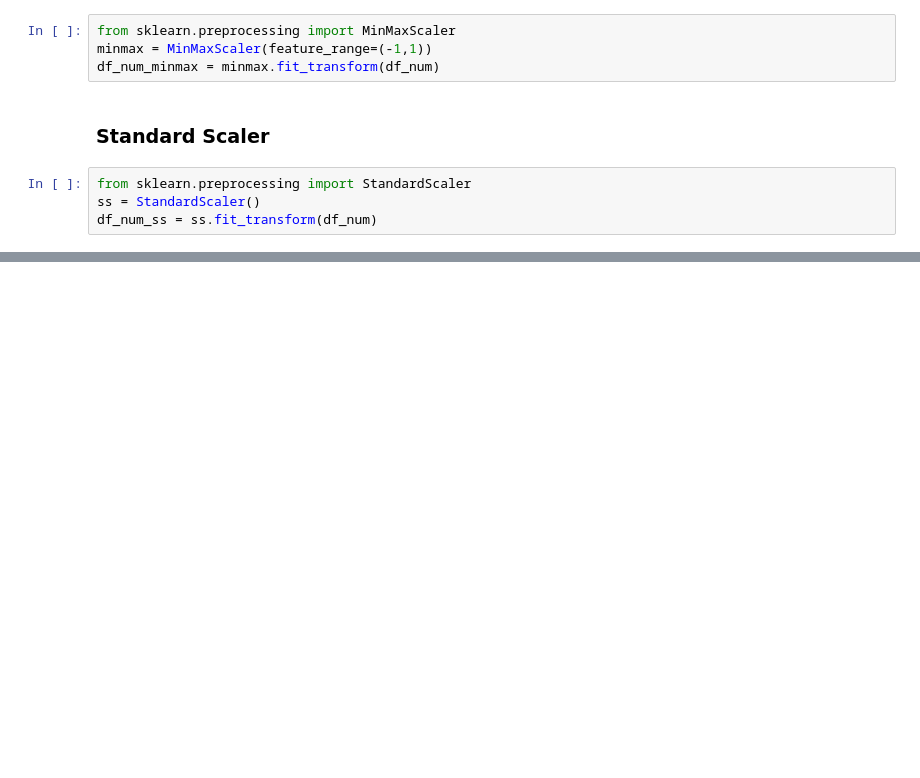
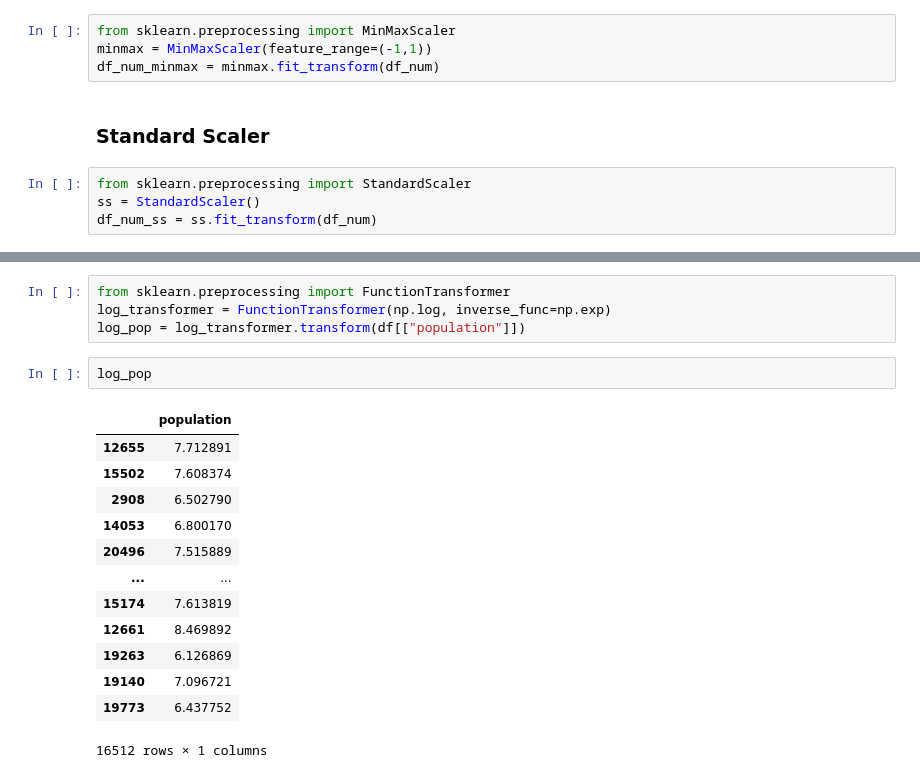
Before and after one commit to DennisxB/handson-machinelearning, a Jupyter notebook: ch_02_end_to_end_ml_proj.ipynb, the cells around one changed output, grey strips where cells are left out. Cells and saved outputs as stored; diff of their text form; blank space fills up the shorter version.

```diff
--- a/ch_02_end_to_end_ml_proj.ipynb
+++ b/ch_02_end_to_end_ml_proj.ipynb
@@ -429,0 +493,20 @@ df_num_ss = ss.fit_transform(df_num)
+# %%
+from sklearn.preprocessing import FunctionTransformer
+log_transformer = FunctionTransformer(np.log, inverse_func=np.exp)
+log_pop = log_transformer.transform(df[["population"]])
+# %%
+log_pop
+# %% [output]
+|  | population |
+| 12655 | 7.712891 |
+| 15502 | 7.608374 |
+| 2908 | 6.502790 |
+| 14053 | 6.800170 |
+| 20496 | 7.515889 |
+| ... | ... |
+| 15174 | 7.613819 |
+| 12661 | 8.469892 |
+| 19263 | 6.126869 |
+| 19140 | 7.096721 |
+| 19773 | 6.437752 |
+16512 rows × 1 columns
```
Also changed, not shown: parts of 19 cells of this notebook.
